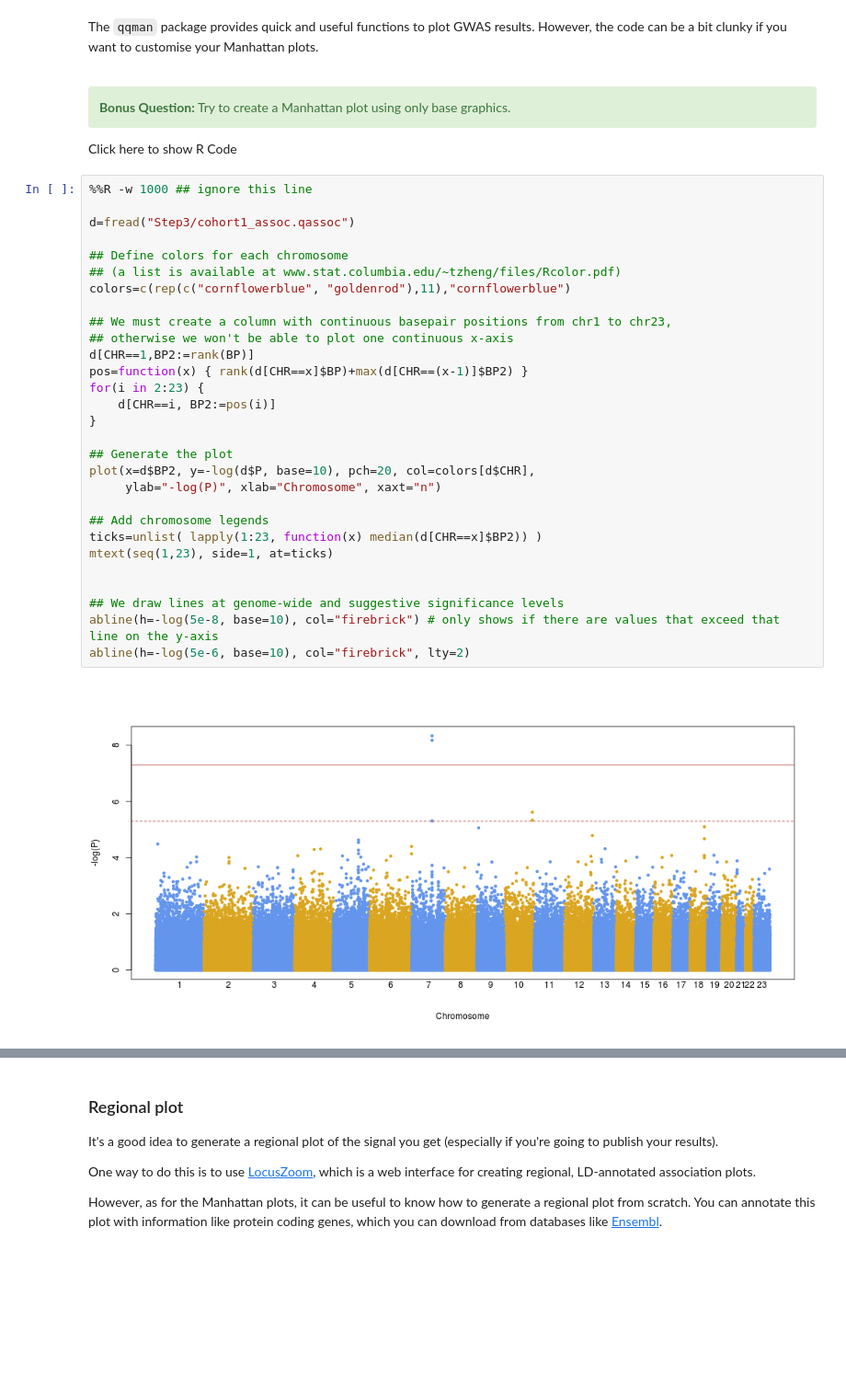
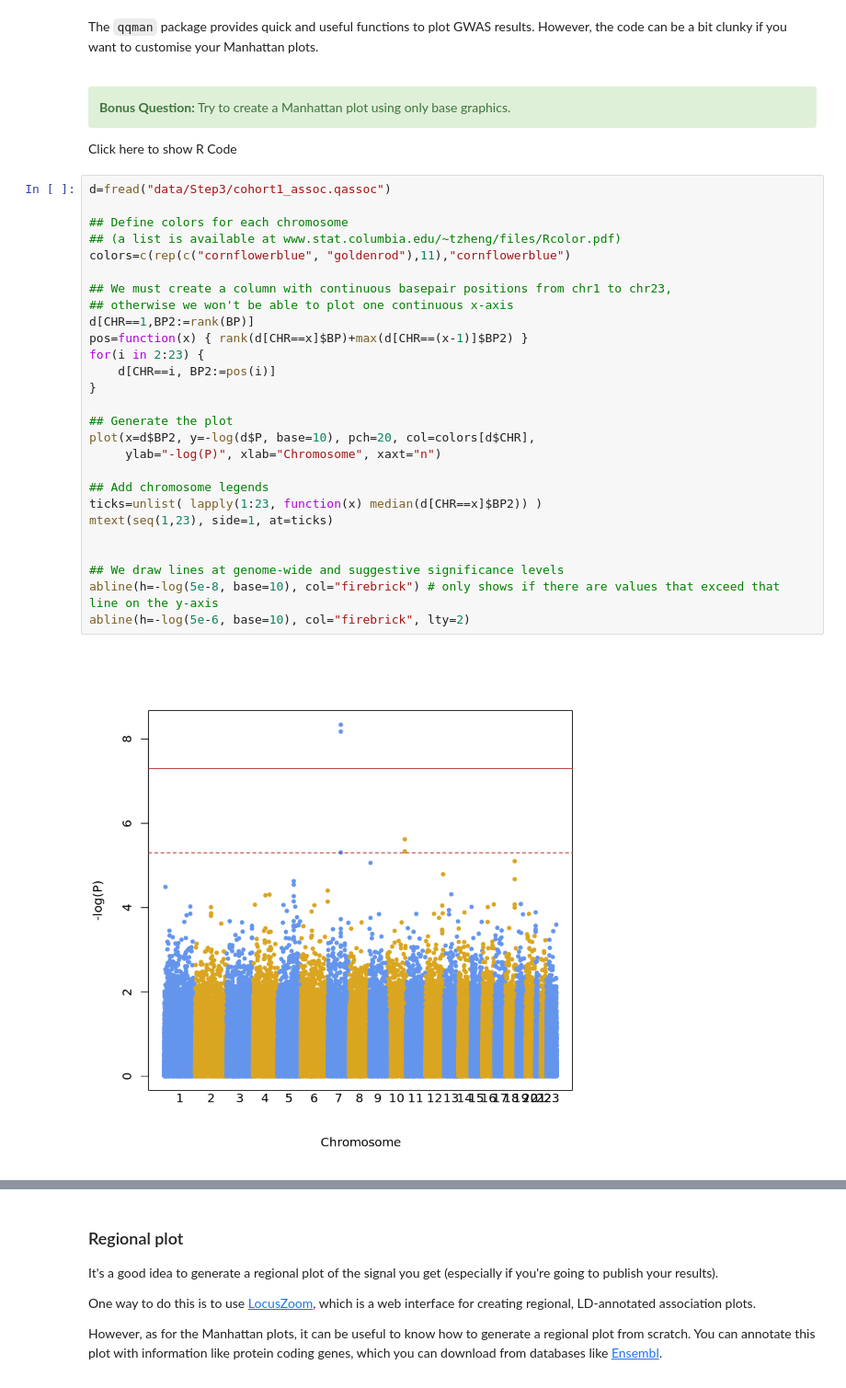
Before and after one commit to hmgu-itg/teaching_binder, a Jupyter notebook: Workshop.ipynb, the cells around one changed output, grey strips where cells are left out. Shown: that part at 92% size. Saved outputs shown, nothing was run; the diff lists cells and outputs as text; blank space fills up the shorter version.

```diff
--- a/Workshop.ipynb
+++ b/Workshop.ipynb
@@ -288,36 +378,34 @@ The <code>qqman</code> package provides quick and useful functions to plot GWAS
 
 <button type="button" class="btn btn-primary" onClick="code_toggle()">Click here to show R Code</button>
 # %%
-%%R -w 1000 ## ignore this line
-
-d=fread("Step3/cohort1_assoc.qassoc")
+d=fread("data/Step3/cohort1_assoc.qassoc")
 
 ## Define colors for each chromosome
 ## (a list is available at www.stat.columbia.edu/~tzheng/files/Rcolor.pdf)
 colors=c(rep(c("cornflowerblue", "goldenrod"),11),"cornflowerblue")
 
 ## We must create a column with continuous basepair positions from chr1 to chr23,
 ## otherwise we won't be able to plot one continuous x-axis
 d[CHR==1,BP2:=rank(BP)]
 pos=function(x) { rank(d[CHR==x]$BP)+max(d[CHR==(x-1)]$BP2) }
 for(i in 2:23) {
     d[CHR==i, BP2:=pos(i)]
 }
 
 ## Generate the plot
 plot(x=d$BP2, y=-log(d$P, base=10), pch=20, col=colors[d$CHR],
      ylab="-log(P)", xlab="Chromosome", xaxt="n")
 
 ## Add chromosome legends
 ticks=unlist( lapply(1:23, function(x) median(d[CHR==x]$BP2)) )
 mtext(seq(1,23), side=1, at=ticks)
 
 
 ## We draw lines at genome-wide and suggestive significance levels
 abline(h=-log(5e-8, base=10), col="firebrick") # only shows if there are values that exceed that line on the y-axis
 abline(h=-log(5e-6, base=10), col="firebrick", lty=2)
 # %% [output]
-[figure, old version]
+[figure, new version]
 # %% [markdown]
 ### What are the peaks?
 
```
Also changed, not shown: parts of 35 cells of this notebook.
